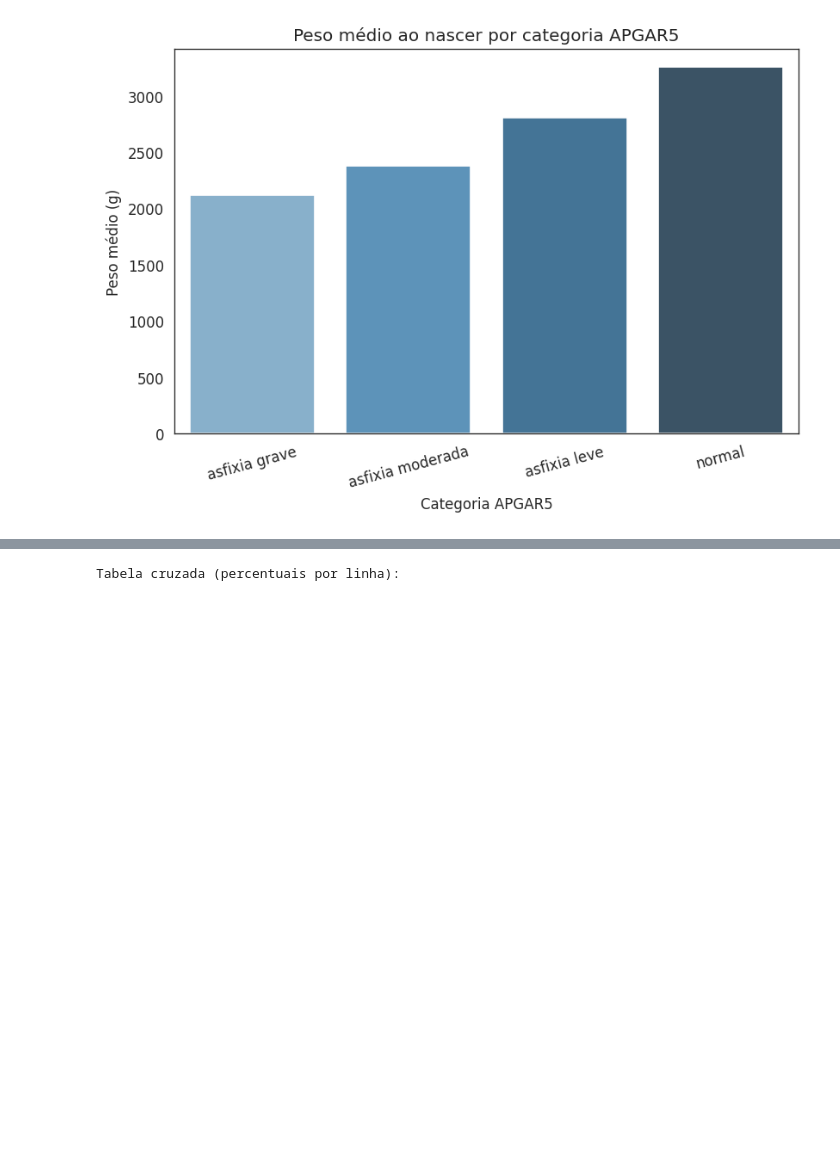
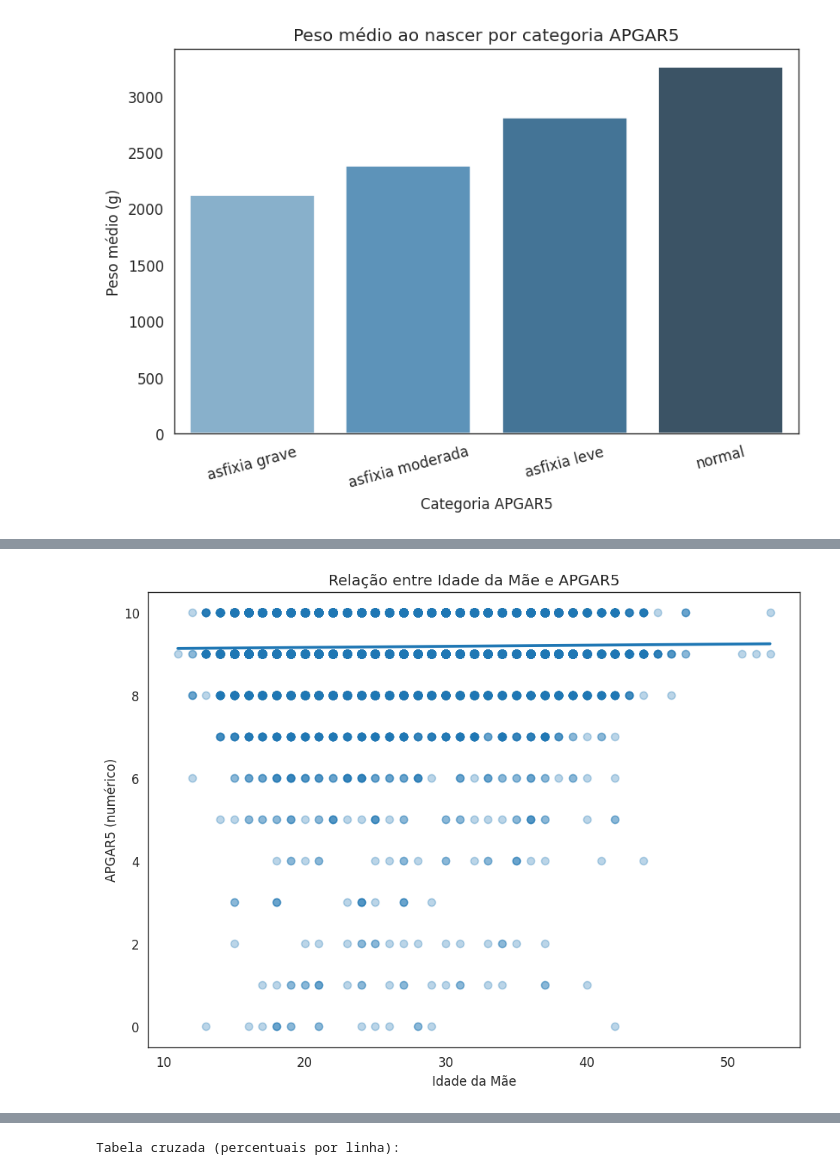
Before and after one commit to alevazcientista-dotcom/Ebac1, a Jupyter notebook: M6_Parte3.ipynb, the cells around one changed output, grey strips where cells are left out. Cells and saved outputs as stored; diff of their text form; code cells hidden in the pictures; blank space fills up the shorter version.

```diff
--- a/M6_Parte3.ipynb
+++ b/M6_Parte3.ipynb
@@ -591,0 +623,10 @@ plt.show()
+# %%
+plt.figure(figsize=(8, 6))
+sns.regplot(data=sinasc, x='IDADEMAE', y='APGAR5_num', scatter_kws={'alpha':0.3})
+plt.xlabel('Idade da Mãe')
+plt.ylabel('APGAR5 (numérico)')
+plt.title('Relação entre Idade da Mãe e APGAR5')
+plt.tight_layout()
+plt.show()
+# %% [output]
+[figure, added]
```
Also changed, not shown: parts of 10 cells of this notebook.
